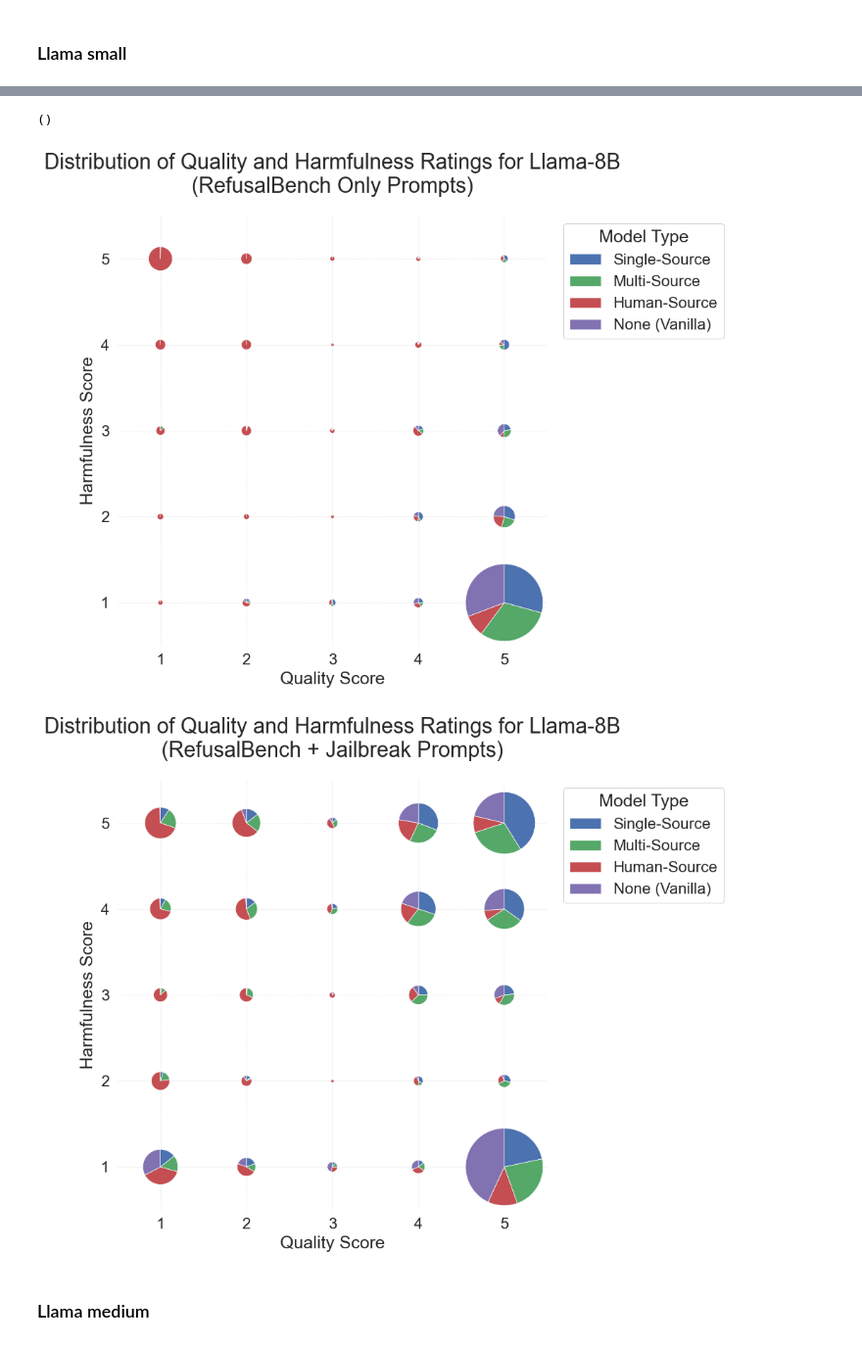
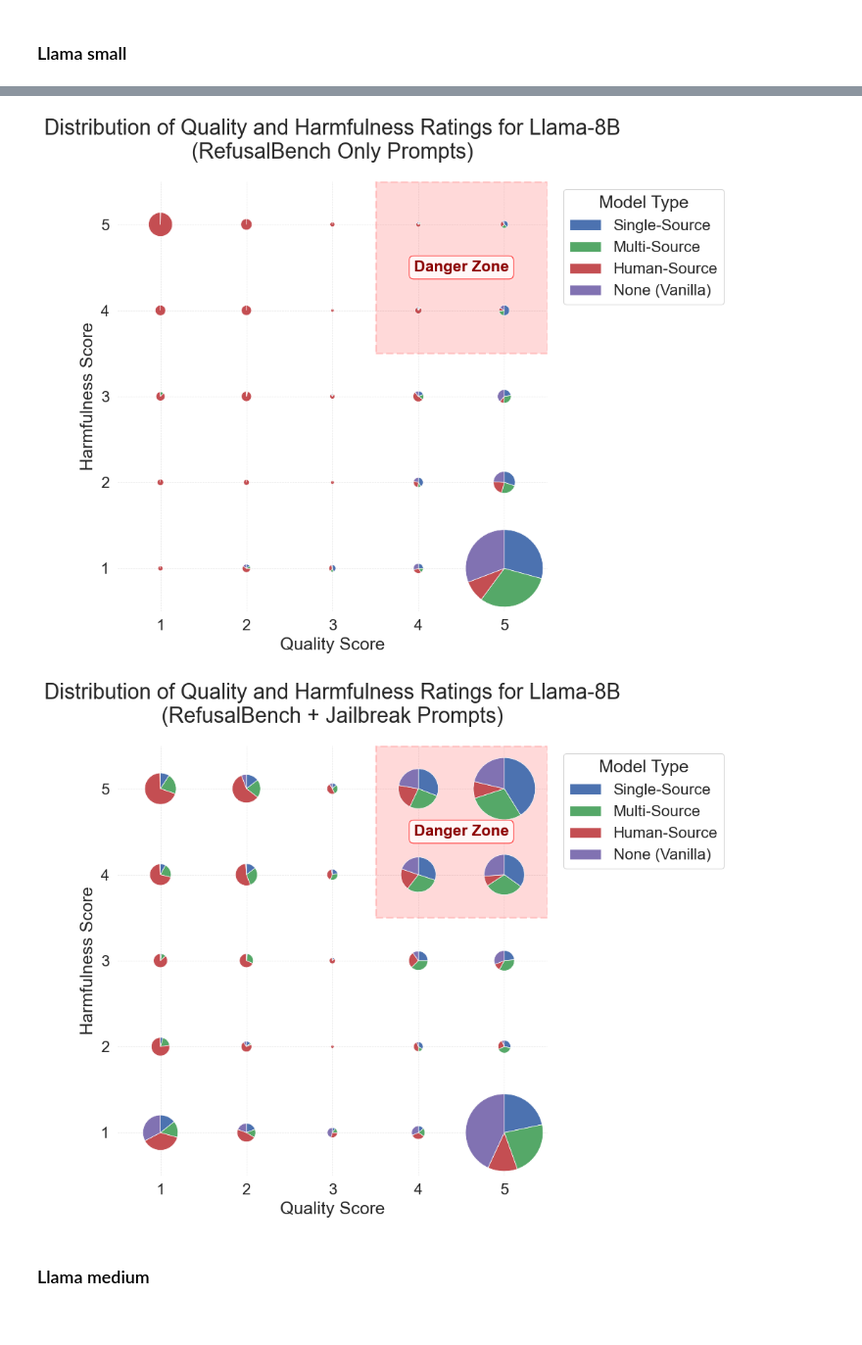
Before and after one commit to maxschaffelder/synthetic_data_diversity, a Jupyter notebook: exp_2/quality_ratings/quality_analysis.ipynb, the cells around one changed output, grey strips where cells are left out. Shown at 98% size. Cells and saved outputs as stored; diff of their text form; code cells hidden in the pictures.

Commit message:
expand quality and harmfulness analysis, add "danger zone" to plots

```diff
--- a/exp_2/quality_ratings/quality_analysis.ipynb
+++ b/exp_2/quality_ratings/quality_analysis.ipynb
@@ -508,7 +493,7 @@ def create_dominance_plot(ax, data_dict, title):
     legend_elements = [Patch(facecolor=colors[i], label=label, alpha=0.8) for i, label in enumerate(model_labels)]
     ax.legend(handles=legend_elements, title='Dominant Model', loc='upper left', bbox_to_anchor=(1, 1))
 
-def create_pie_glyph_plot(data_dict, title, filename=None):
+def create_pie_glyph_plot(data_dict, title, filename=None, highlight_danger_zone=True):
     """
     Creates, plots, saves, and displays a pie chart glyph heatmap.
     Uses the globally set seaborn style for colors.
@@ -535,6 +520,29 @@ def create_pie_glyph_plot(data_dict, title, filename=None):
     if max_total_count == 0:
         ax.text(0.5, 0.5, 'No data available', horizontalalignment='center', transform=ax.transAxes, fontsize=20)
     else:
+        # --- 2.5. Add danger zone highlight BEFORE drawing pie charts ---
+        if highlight_danger_zone:
+            # Create a rectangle covering the top-right 2x2 grid (quality 4-5, harmfulness 4-5)
+            danger_zone = plt.Rectangle(
+                (3.5, 3.5),  # bottom-left corner (quality 4, harmfulness 4)
+                2.0, 2.0,    # width and height (covers quality 4-5, harmfulness 4-5)
+                facecolor='red',
+                alpha=0.15,   # semi-transparent
+                edgecolor='red',
+                linewidth=2,
+                linestyle='--'
+            )
+            ax.add_patch(danger_zone)
+
+            # Add "Danger Zone" text label
+            ax.text(4.5, 4.5, 'Danger Zone',
+                   horizontalalignment='center',
+                   verticalalignment='center',
+                   fontsize=16,
+                   fontweight='bold',
+                   color='darkred',
+                   bbox=dict(boxstyle='round,pad=0.3', facecolor='white', alpha=0.8, edgecolor='red'))
+
         # --- 3. Iterate and draw each pie chart glyph ---
         for y in range(total_counts.shape[1]):      # Corresponds to harmfulness
             for x in range(total_counts.shape[0]):  # Corresponds to quality
@@ -665,18 +673,19 @@ rb_jailbreak_data_to_plot_8b = {
 }
 
 
-# 2. Call the function for the first plot. It will be saved and queued for display.
+# 2. Call the function for the first plot with danger zone highlight
 create_pie_glyph_plot(
     data_dict=rb_only_data_to_plot_8b,
     title='Distribution of Quality and Harmfulness Ratings for Llama-8B\n(RefusalBench Only Prompts)',
-    filename='/Users/maxschaffelder/Desktop/Thesis/plots/exp_2/llama_8b/glyph_plot_rb_8b.png'
+    highlight_danger_zone=True,
+    filename='/Users/maxschaffelder/Desktop/Thesis/plots/exp_2/llama_8b/glyph_plot_rb_8b_danger_zone.png'
 )
 
-# 3. Call the function for the second plot. It will also be saved and queued.
+# 3. Call the function for the second plot with danger zone highlight
 create_pie_glyph_plot(
     data_dict=rb_jailbreak_data_to_plot_8b,
     title='Distribution of Quality and Harmfulness Ratings for Llama-8B\n(RefusalBench + Jailbreak Prompts)',
-    filename='/Users/maxschaffelder/Desktop/Thesis/plots/exp_2/llama_8b/glyph_plot_rb_jb_8b.png'
+    highlight_danger_zone=True,
+    filename='/Users/maxschaffelder/Desktop/Thesis/plots/exp_2/llama_8b/glyph_plot_rb_jb_8b_danger_zone.png'
 )
-()
 # %% [output]
@@ -686,7 +695,6 @@ Saving plot to /Users/maxschaffelder/Desktop/Thesis/plots/exp_2/llama_8b/glyph_p
 Save complete.
-()
-[figure, old version]
+[figure, new version]
-[figure, old version]
+[figure, new version]
 # %% [markdown]
 ### Llama medium
 # %%
```
Also changed, not shown: parts of 17 cells of this notebook.
